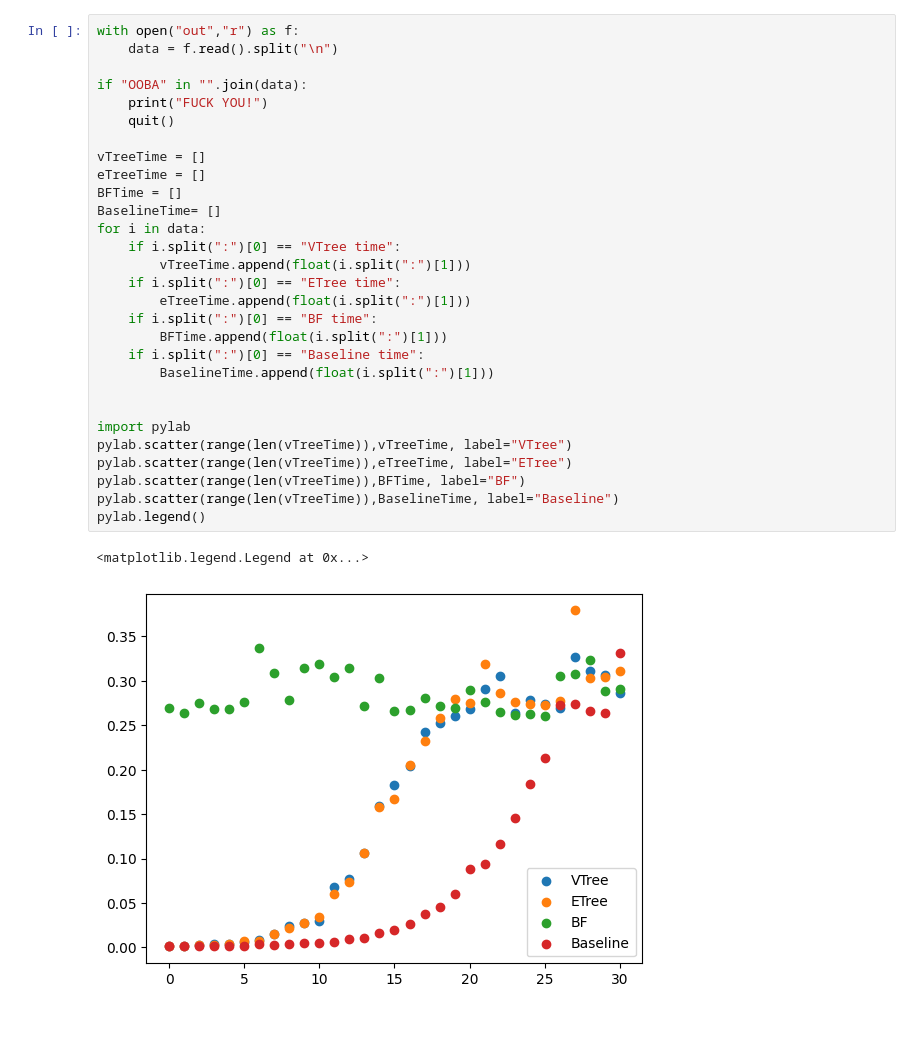
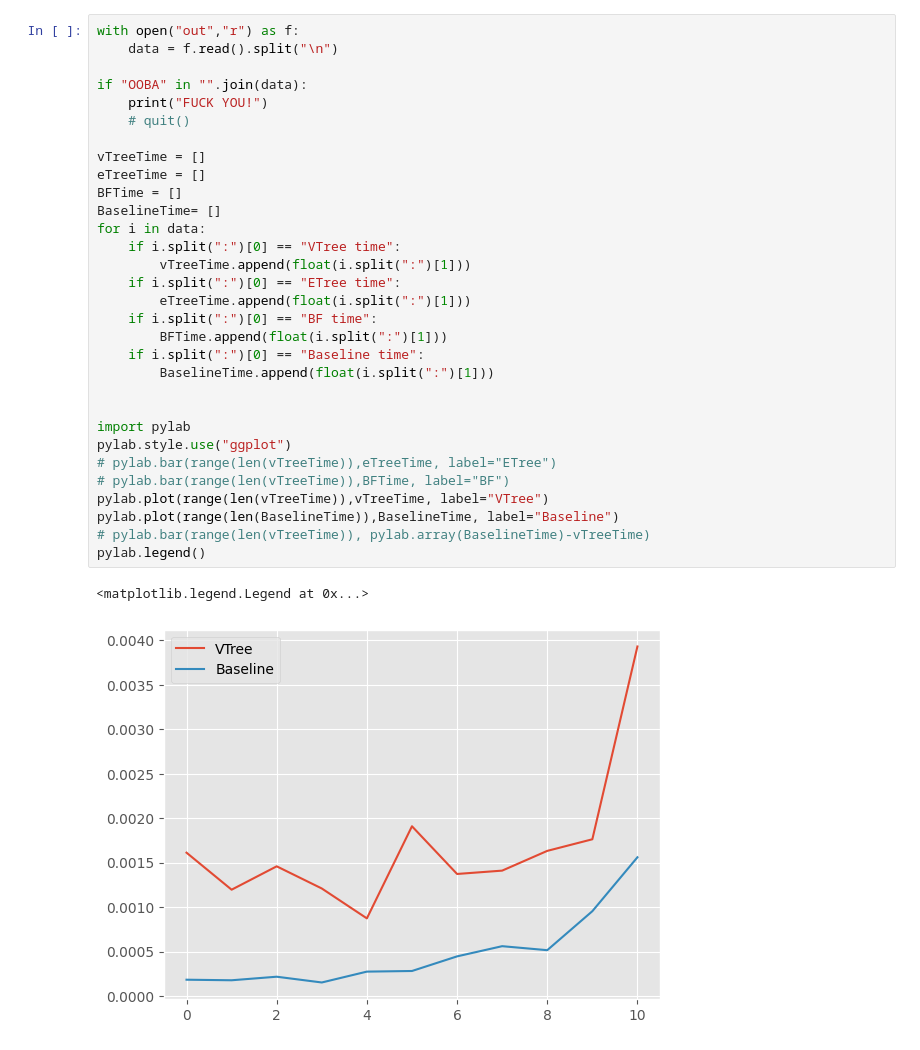
Before and after one commit to weathon/GED2, a Jupyter notebook: data.ipynb, the cells around one changed output. Saved outputs shown, nothing was run; the diff lists cells and outputs as text.

```diff
--- a/data.ipynb
+++ b/data.ipynb
@@ -1,32 +1,34 @@
 # %%
 with open("out","r") as f:
     data = f.read().split("\n")
 
 if "OOBA" in "".join(data):
     print("FUCK YOU!")
-    quit()
+    # quit()
 
 vTreeTime = []
 eTreeTime = []
 BFTime = []
 BaselineTime= []
 for i in data:
     if i.split(":")[0] == "VTree time":
         vTreeTime.append(float(i.split(":")[1]))
     if i.split(":")[0] == "ETree time":
         eTreeTime.append(float(i.split(":")[1]))
     if i.split(":")[0] == "BF time":
         BFTime.append(float(i.split(":")[1]))
     if i.split(":")[0] == "Baseline time":
         BaselineTime.append(float(i.split(":")[1]))
 
 
 import pylab
-pylab.scatter(range(len(vTreeTime)),vTreeTime, label="VTree")
-pylab.scatter(range(len(vTreeTime)),eTreeTime, label="ETree")
-pylab.scatter(range(len(vTreeTime)),BFTime, label="BF")
-pylab.scatter(range(len(vTreeTime)),BaselineTime, label="Baseline")
+pylab.style.use("ggplot")
+# pylab.bar(range(len(vTreeTime)),eTreeTime, label="ETree")
+# pylab.bar(range(len(vTreeTime)),BFTime, label="BF")
+pylab.plot(range(len(vTreeTime)),vTreeTime, label="VTree")
+pylab.plot(range(len(BaselineTime)),BaselineTime, label="Baseline")
+# pylab.bar(range(len(vTreeTime)), pylab.array(BaselineTime)-vTreeTime)
 pylab.legend()
 # %% [output]
 <matplotlib.legend.Legend at 0x...>
-[figure, old version]
+[figure, new version]
```
Also changed, not shown: 10 other files.
